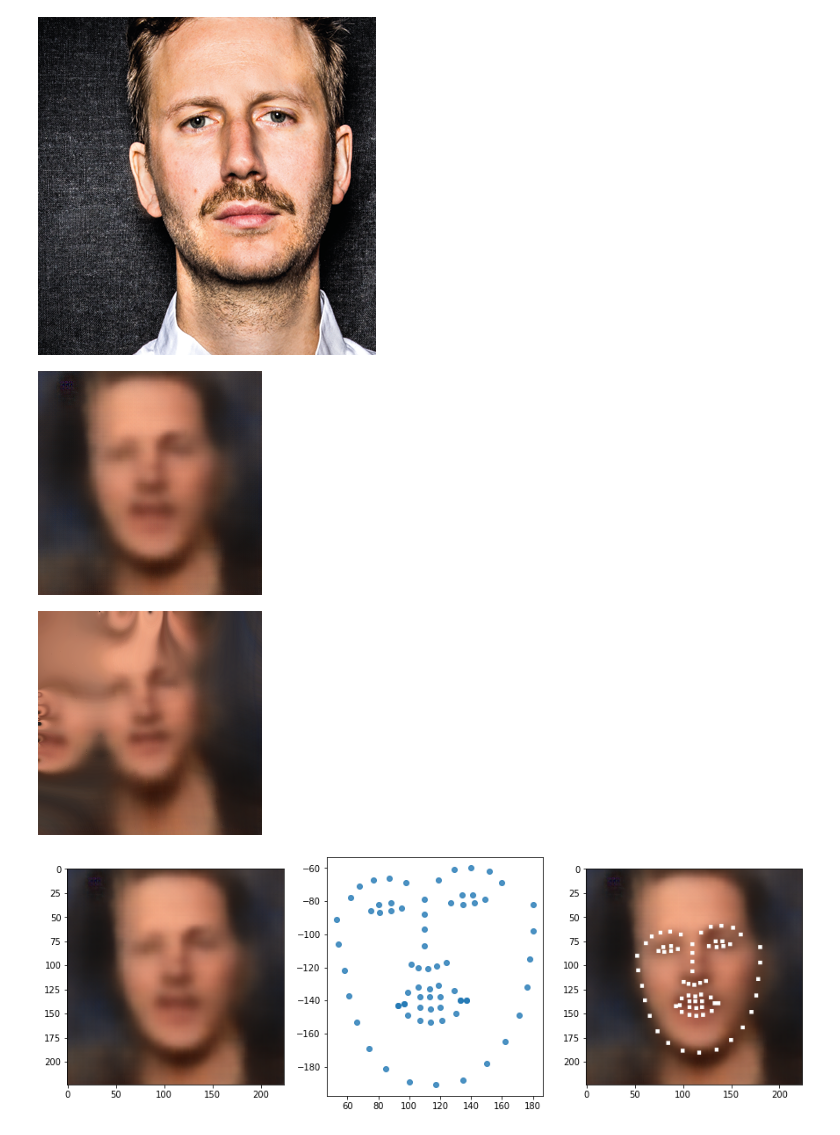
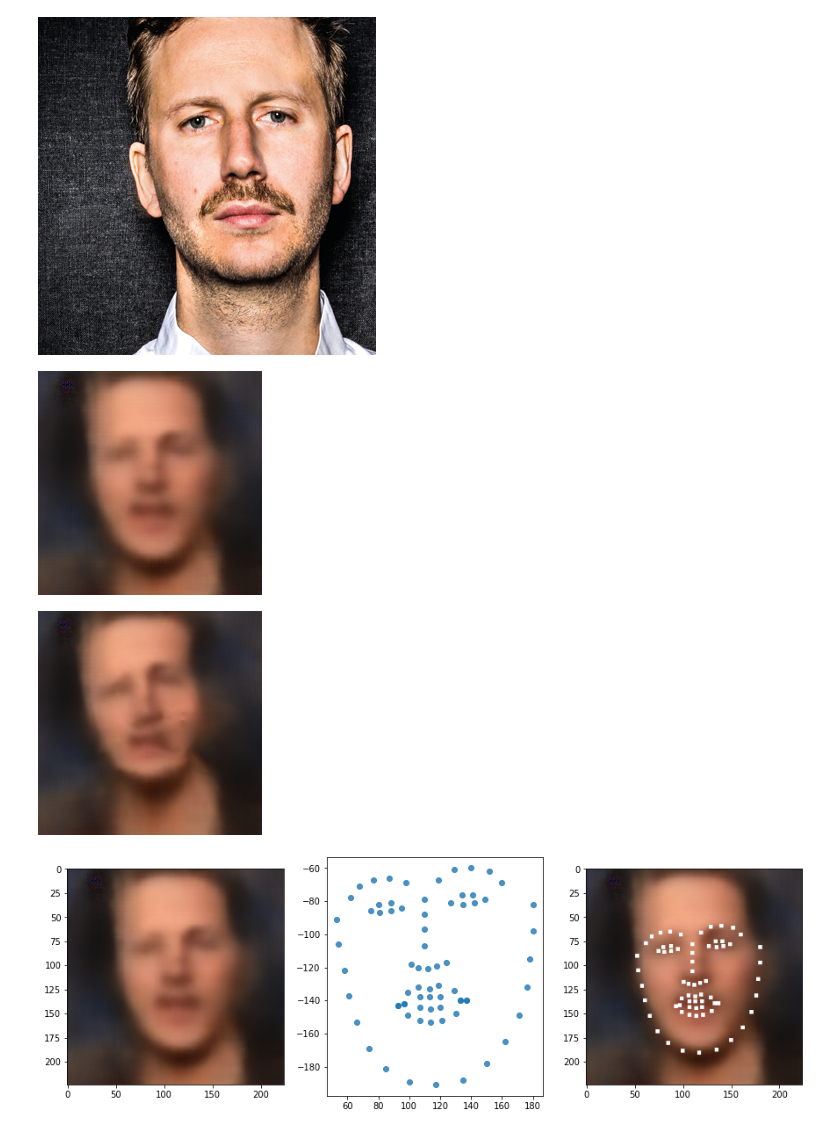
Before and after one commit to antoniomuso/speech2face, a Jupyter notebook: Decoder_with_warping.ipynb, the cells around one changed output. Cells and saved outputs as stored; diff of their text form; code cells hidden in the pictures.

Commit message:
Try to fix zero value on landmarks

```diff
--- a/Decoder_with_warping.ipynb
+++ b/Decoder_with_warping.ipynb
@@ -778,31 +778,36 @@ display(img)
 # %%
 o_img = cv2.cvtColor(np.einsum('abc->bca',outputs[0].cpu().detach().numpy()*255),cv2.COLOR_BGR2RGB)
 cv2_imshow(o_img)
 
 outLandmark = land_out.cpu().detach().numpy()
 # outLandmark = np.dstack((outLandmark[:,0::2],outLandmark[:,1::2]))
+
 outLandmark = outLandmark.reshape((-1, 72, 2))
 
-meanX = np.mean(outLandmark[:,:,0])
-meanY = np.mean(outLandmark[:,:,1])
 
-# outLandmark[outLandmark == 0] = meanY
 
 # print("land np img np ", outL_.shape, img_.shape)
 img1 = np.einsum('dabc->dbca',outputs.cpu().detach().numpy()*255)
 img1 = (img1).astype(np.uint8)
 # print("img_t ",img_t.shape, img_t[0])
 src, flag = face_landmark(img1)
 if flag:
     for r in flag:
         src[r] = outLandmark[r]
 
+
+
+for i in range(outLandmark.shape[1]):
+  outLandmark[0,i,0] = src[0, i, 0] if outLandmark[0,i,0] == 0 else outLandmark[0,i, 0]
+  outLandmark[0,i,1] = src[0, i, 1] if outLandmark[0,i,1] == 0 else outLandmark[0,i, 1]
+
+
 result = image_warping(img1.astype(np.float32), src.astype(np.float32), outLandmark.astype(np.float32))
 w_img = cv2.cvtColor(result[0], cv2.COLOR_BGR2RGB)
 cv2_imshow(w_img)
 # %% [output]
 [figure]
-[figure, old version]
+[figure, new version]
 # %%
 
 
```
Also changed, not shown: parts of 1 cell of this notebook.
